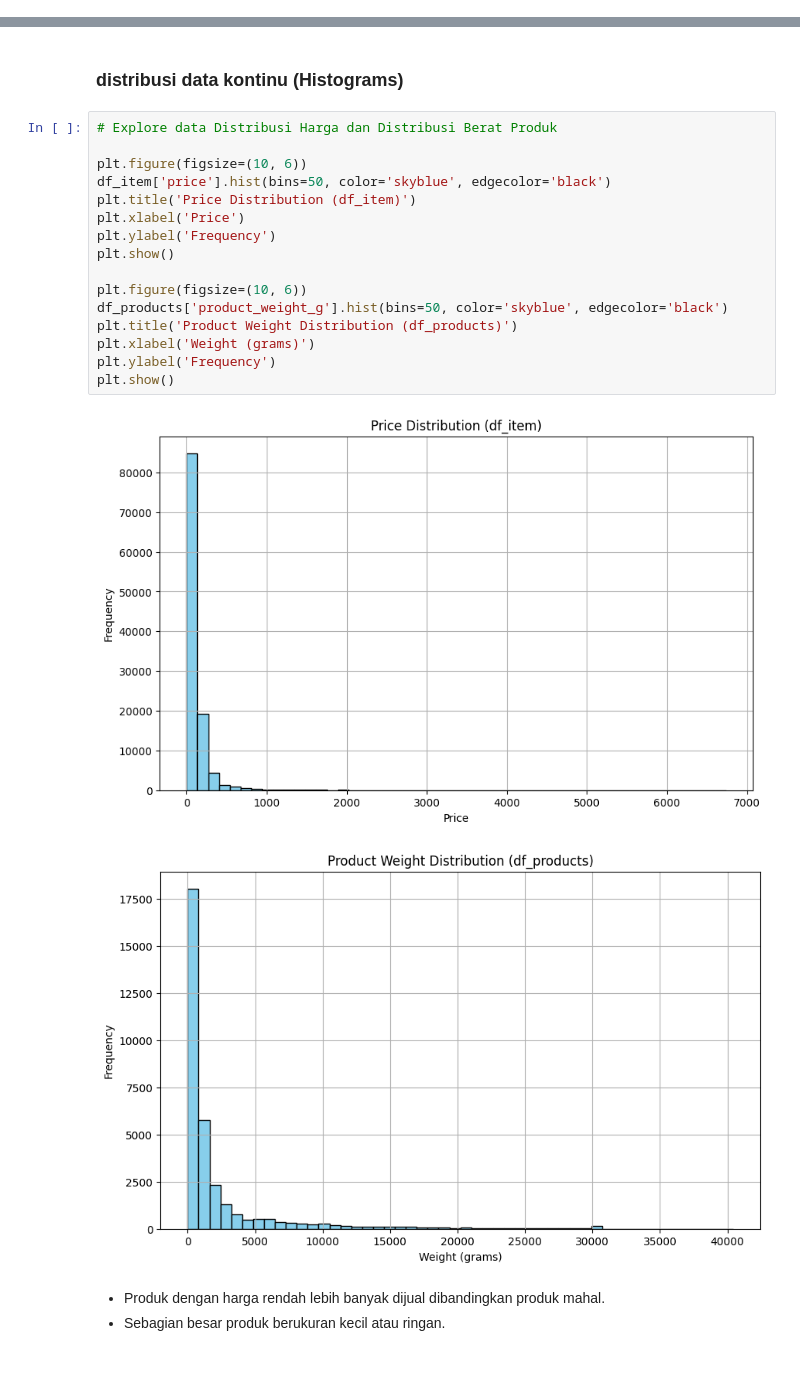
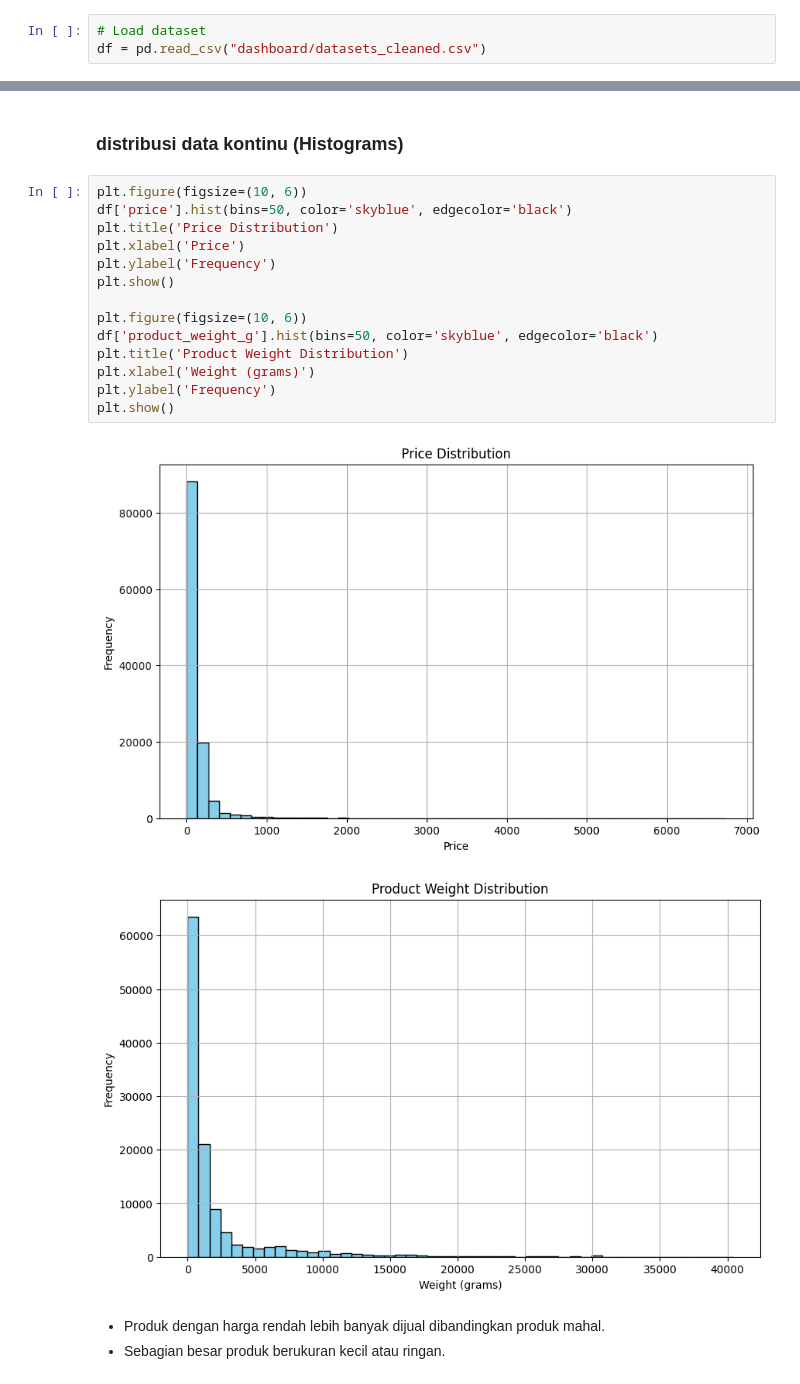
Before and after one commit to fiyandamamuri/e-commerce_public_datasets_analysis, a Jupyter notebook: notebook.ipynb, the cells around one changed output, grey strips where cells are left out. Drawn from its saved outputs; the diff is of its cells as text.

```diff
--- a/notebook.ipynb
+++ b/notebook.ipynb
@@ -553,2 +593,5 @@ df_geolocation Duplicates After Cleaning: 0
+# %%
+# Load dataset
+df = pd.read_csv("dashboard/datasets_cleaned.csv")
 # %% [markdown]
 **Insight:**
@@ -558,24 +601,22 @@ remove duplicates, handle missing values, dan formatting sudah dilakukan,selanju
 # %% [markdown]
 ###  distribusi data kontinu (Histograms)
 # %%
-# Explore data Distribusi Harga dan Distribusi Berat Produk
-
 plt.figure(figsize=(10, 6))
-df_item['price'].hist(bins=50, color='skyblue', edgecolor='black')
-plt.title('Price Distribution (df_item)')
+df['price'].hist(bins=50, color='skyblue', edgecolor='black')
+plt.title('Price Distribution')
 plt.xlabel('Price')
 plt.ylabel('Frequency')
 plt.show()
 
 plt.figure(figsize=(10, 6))
-df_products['product_weight_g'].hist(bins=50, color='skyblue', edgecolor='black')
-plt.title('Product Weight Distribution (df_products)')
+df['product_weight_g'].hist(bins=50, color='skyblue', edgecolor='black')
+plt.title('Product Weight Distribution')
 plt.xlabel('Weight (grams)')
 plt.ylabel('Frequency')
 plt.show()
 # %% [output]
-[figure, old version]
+[figure, new version]
-[figure, old version]
+[figure, new version]
 # %% [markdown]
 - Produk dengan harga rendah lebih banyak dijual dibandingkan produk mahal.
 - Sebagian besar produk berukuran kecil atau ringan.
```
Also changed, not shown: parts of 40 cells of this notebook, 8 other files.
